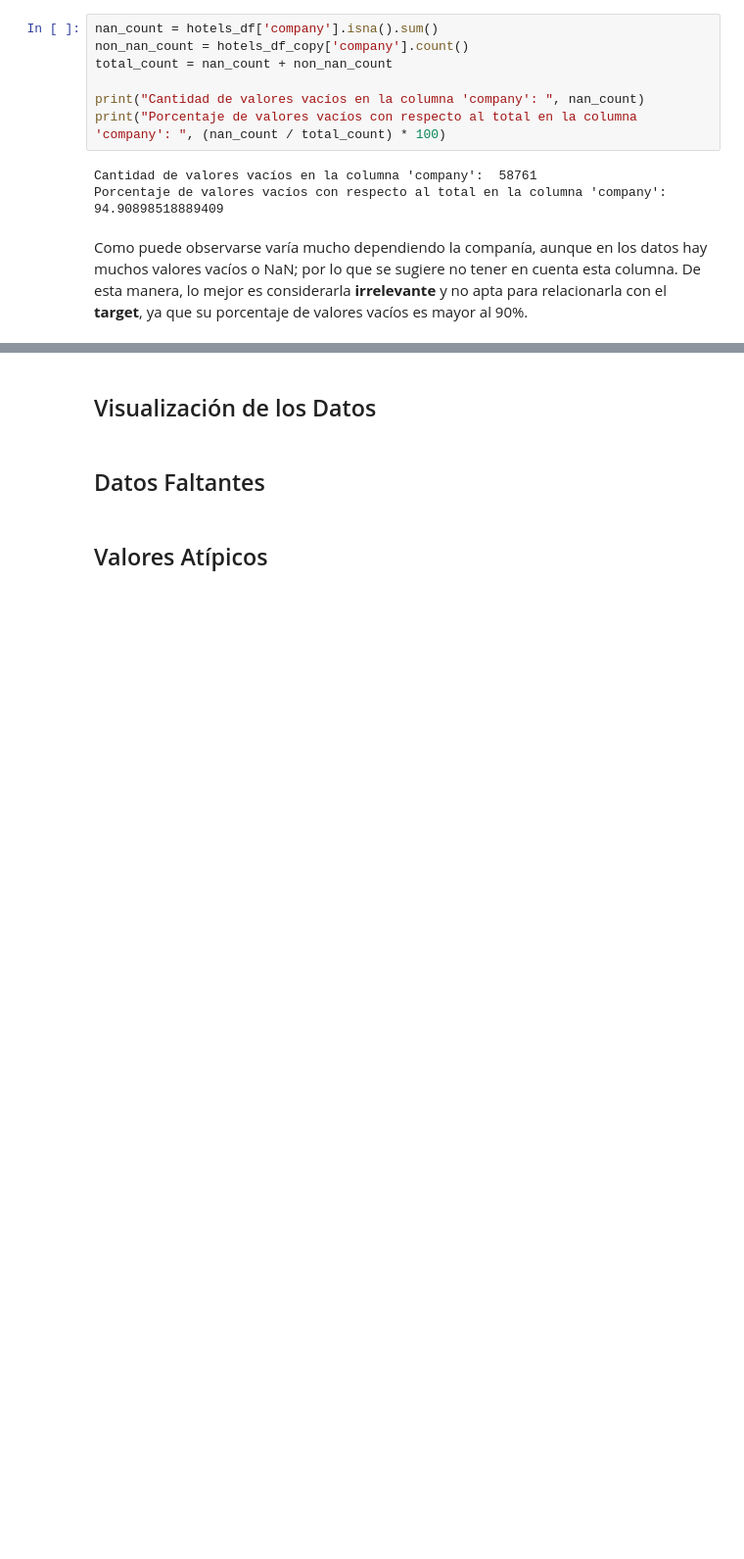
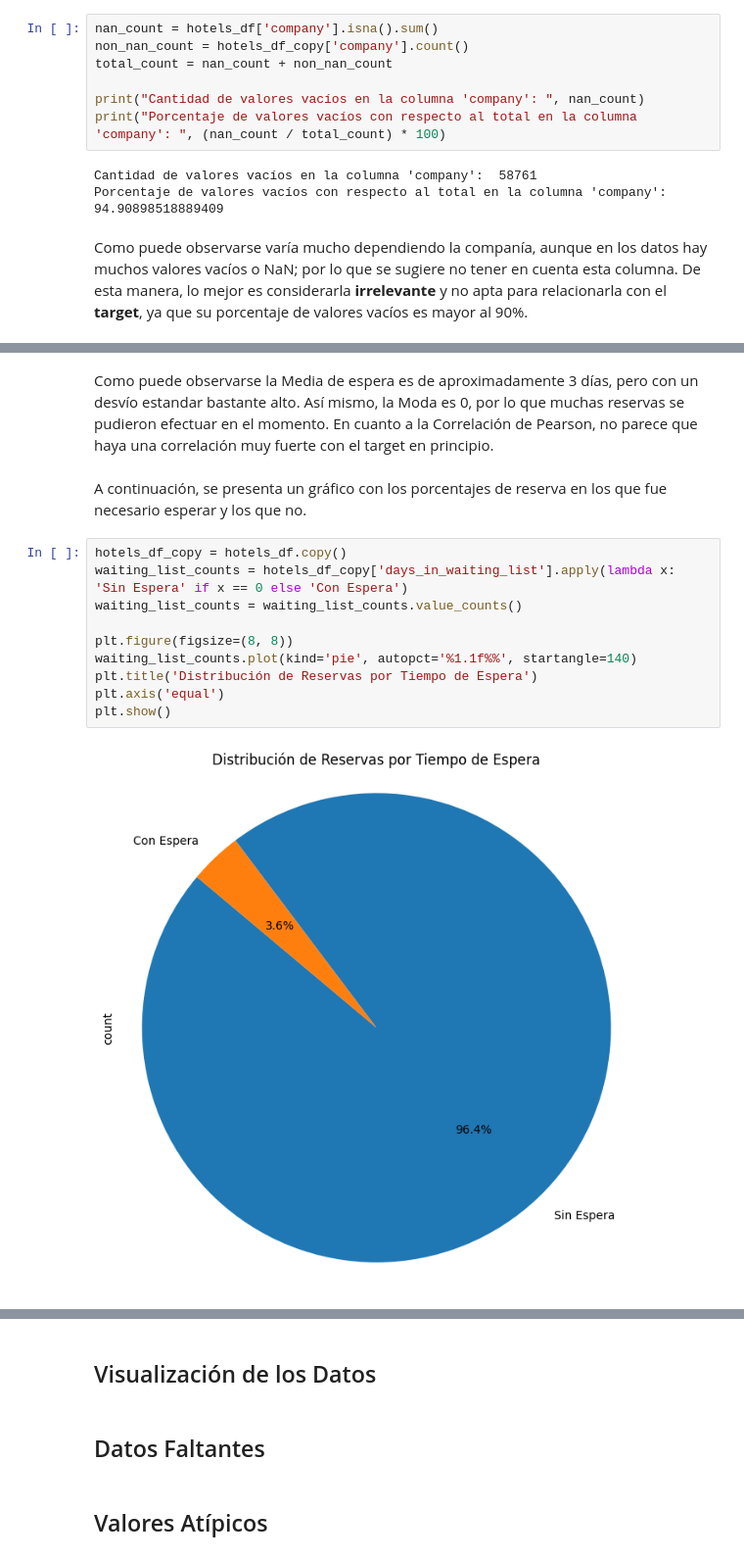
Before and after one commit to InspectorDave/OrgaDeDatos-TPs, a Jupyter notebook: 7506R_TP1_GRUPO11_CHP1_ENTREGA.ipynb, the cells around one changed output, grey strips where cells are left out. Shown at 98% size. Saved outputs shown, nothing was run; the diff lists cells and outputs as text; blank space fills up the shorter version.

Commit message:
days_in_waiting_list

```diff
--- a/7506R_TP1_GRUPO11_CHP1_ENTREGA.ipynb
+++ b/7506R_TP1_GRUPO11_CHP1_ENTREGA.ipynb
@@ -1489,0 +1521,16 @@ Como puede observarse varía mucho dependiendo la companía, aunque en los datos
+# %% [markdown]
+Como puede observarse la Media de espera es de aproximadamente 3 días, pero con un desvío estandar bastante alto. Así mismo, la Moda es 0, por lo que muchas reservas se pudieron efectuar en el momento. En cuanto a la Correlación de Pearson, no parece que haya una correlación muy fuerte con el target en principio.
+# %% [markdown]
+A continuación, se presenta un gráfico con los porcentajes de reserva en los que fue necesario esperar y los que no.
+# %%
+hotels_df_copy = hotels_df.copy()
+waiting_list_counts = hotels_df_copy['days_in_waiting_list'].apply(lambda x: 'Sin Espera' if x == 0 else 'Con Espera')
+waiting_list_counts = waiting_list_counts.value_counts()
+
+plt.figure(figsize=(8, 8))
+waiting_list_counts.plot(kind='pie', autopct='%1.1f%%', startangle=140)
+plt.title('Distribución de Reservas por Tiempo de Espera')
+plt.axis('equal')
+plt.show()
+# %% [output]
+[figure, added]
```
Also changed, not shown: parts of 8 cells of this notebook.
